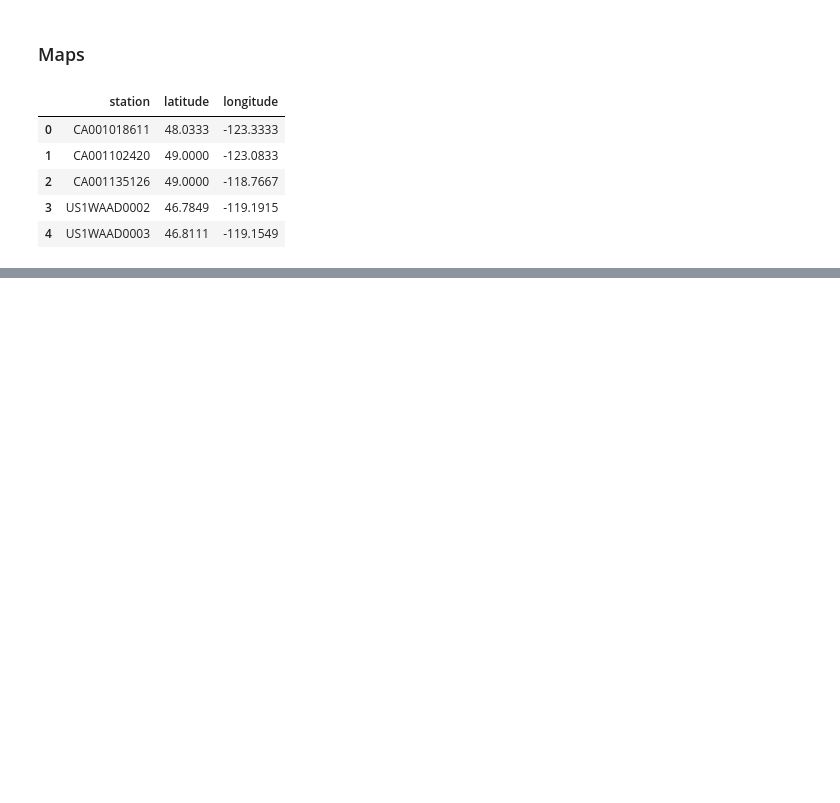
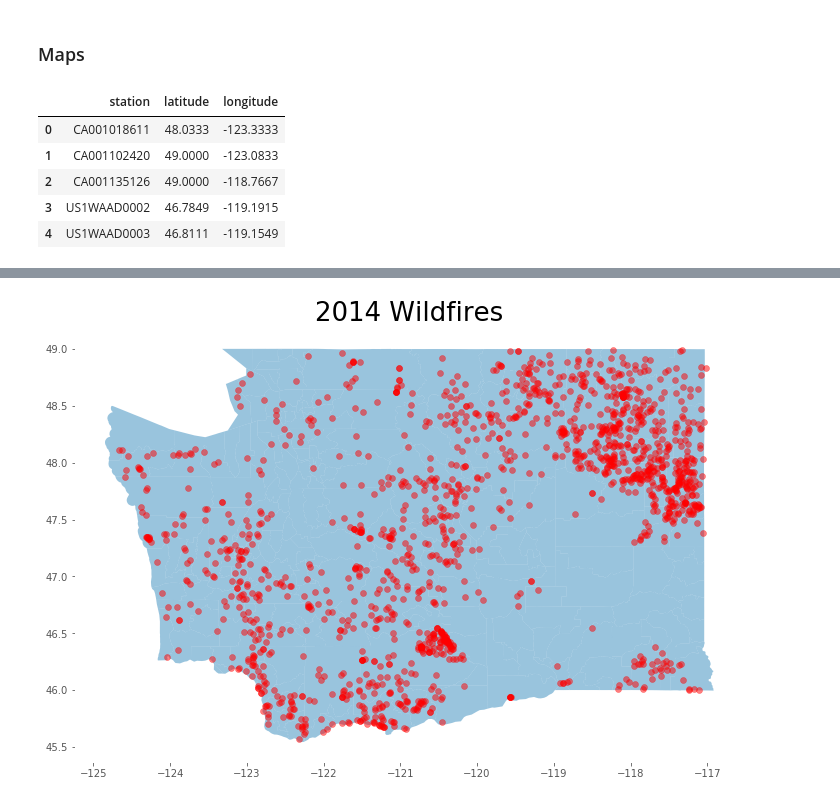
Before and after one commit to magstewart/wildfire-project, a Jupyter notebook: Wildfires_EDA.ipynb, the cells around one changed output, grey strips where cells are left out. Drawn from its saved outputs; the diff is of its cells as text; code cells hidden in the pictures; blank space fills up the shorter version.

```diff
--- a/Wildfires_EDA.ipynb
+++ b/Wildfires_EDA.ipynb
@@ -473 +477,10 @@ ax.scatter(df_stations.longitude, df_stations.latitude, alpha = 0.7)
+# %%
+fig, ax = plt.subplots(figsize=(12,8))
+washington.plot(ax=ax, alpha=0.5)
+ax.scatter(df[df['fire_year'] == 2014].longitude_x, df[df['fire_year'] == 2014].latitude_x, alpha=0.5, c='red')
+ax.set_title('2014 Wildfires', fontsize=26)
+ax.set_facecolor('white')
+plt.savefig('images/2014_fires_map')
+# %% [output]
+[figure, added]
 # %%
```
Also changed, not shown: parts of 6 cells of this notebook.
